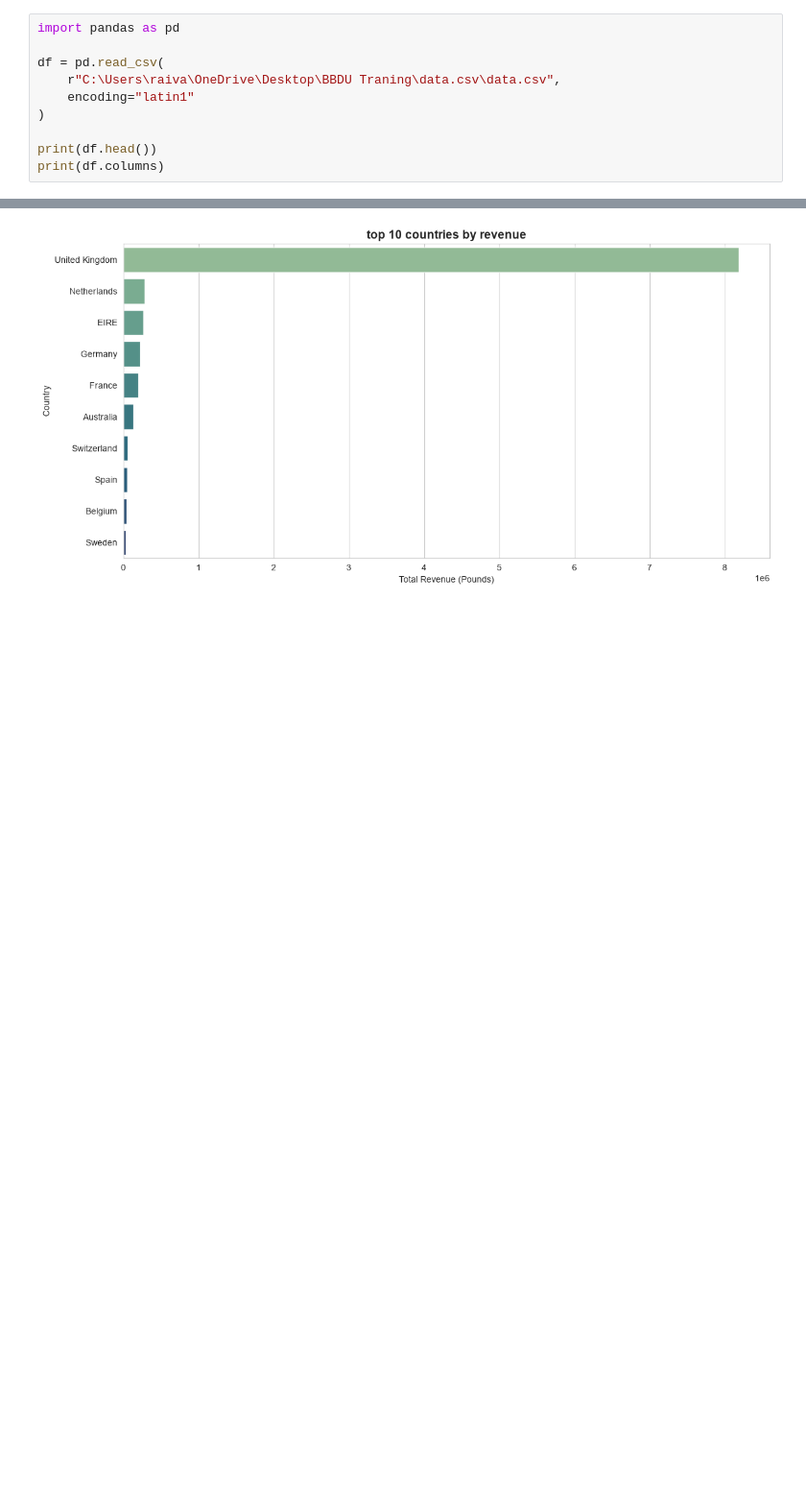
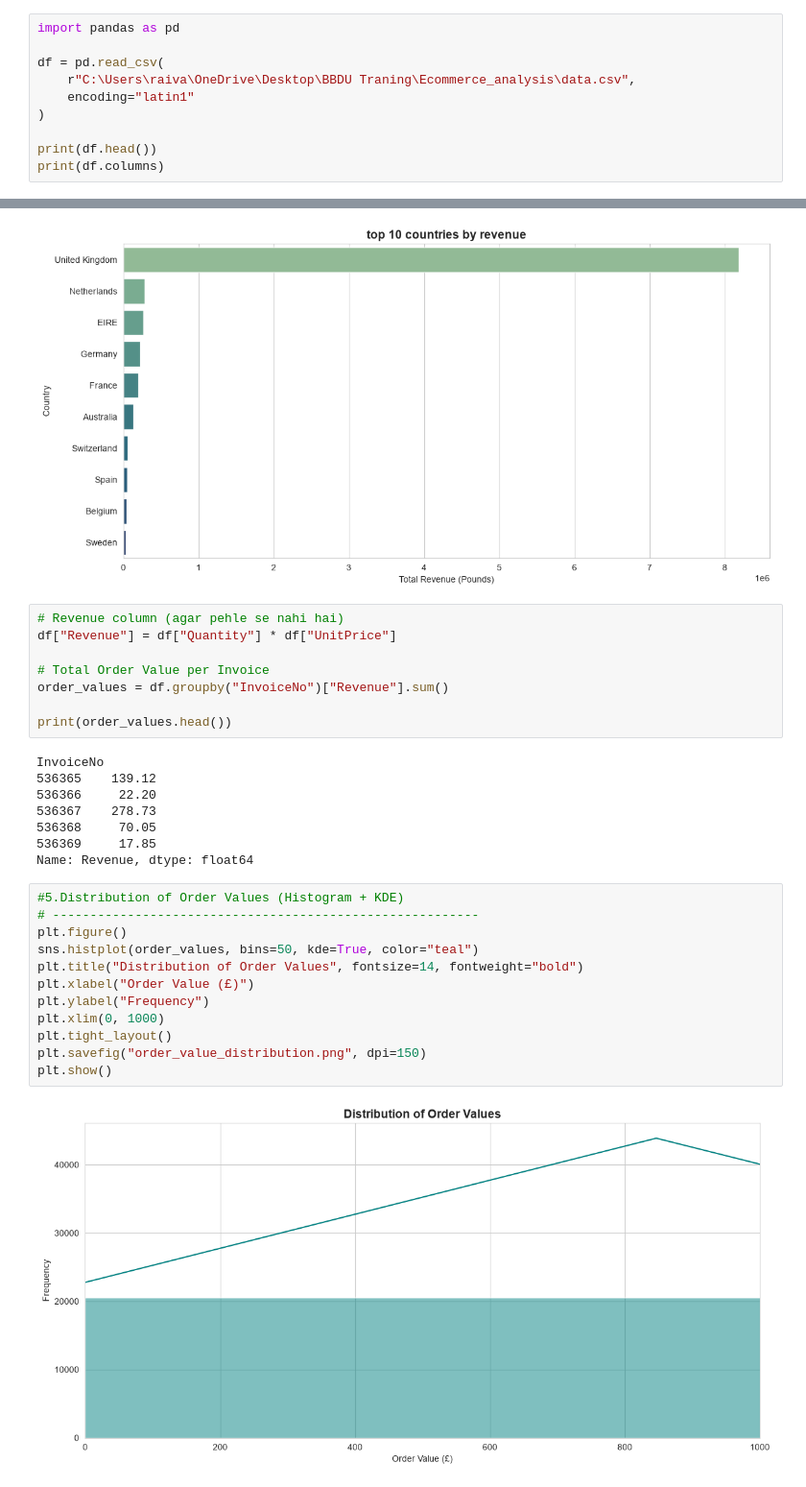
Before and after one commit to VaibhavKumarRai-eng/Ecommerce_analysis, a Jupyter notebook: Ecommerce_Analysis (1).ipynb, the cells around one changed output, grey strips where cells are left out. Shown at 96% size. Drawn from its saved outputs; the diff is of its cells as text; blank space fills up the shorter version.

```diff
--- a/Ecommerce_Analysis (1).ipynb
+++ b/Ecommerce_Analysis (1).ipynb
@@ -147,7 +147,7 @@ Is directory: True
 import pandas as pd
 
 df = pd.read_csv(
-    r"C:\Users\raiva\OneDrive\Desktop\BBDU Traning\data.csv\data.csv",
+    r"C:\Users\raiva\OneDrive\Desktop\BBDU Traning\Ecommerce_analysis\data.csv",
     encoding="latin1"
 )
 
@@ -939,3 +1018,33 @@ plt.savefig("revenue_by_country.png", dpi=150)
 plt.show()
 # %% [output]
 [figure]
+# %%
+# Revenue column (agar pehle se nahi hai)
+df["Revenue"] = df["Quantity"] * df["UnitPrice"]
+
+# Total Order Value per Invoice
+order_values = df.groupby("InvoiceNo")["Revenue"].sum()
+
+print(order_values.head())
+# %% [output]
+InvoiceNo
+536365    139.12
+536366     22.20
+536367    278.73
+536368     70.05
+536369     17.85
+Name: Revenue, dtype: float64
+# %%
+#5.Distribution of Order Values (Histogram + KDE)
+# ---------------------------------------------------------
+plt.figure()
+sns.histplot(order_values, bins=50, kde=True, color="teal")
+plt.title("Distribution of Order Values", fontsize=14, fontweight="bold")
+plt.xlabel("Order Value (£)")
+plt.ylabel("Frequency")
+plt.xlim(0, 1000)
+plt.tight_layout()
+plt.savefig("order_value_distribution.png", dpi=150)
+plt.show()
+# %% [output]
+[figure, added]
```
Also changed, not shown: parts of 31 cells of this notebook, 5 other files.
